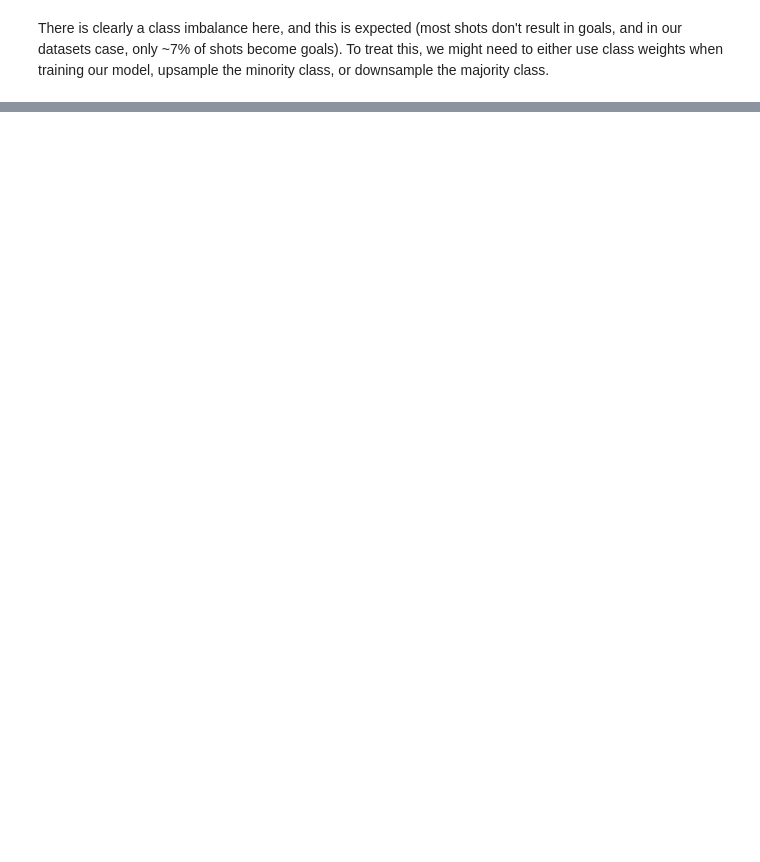
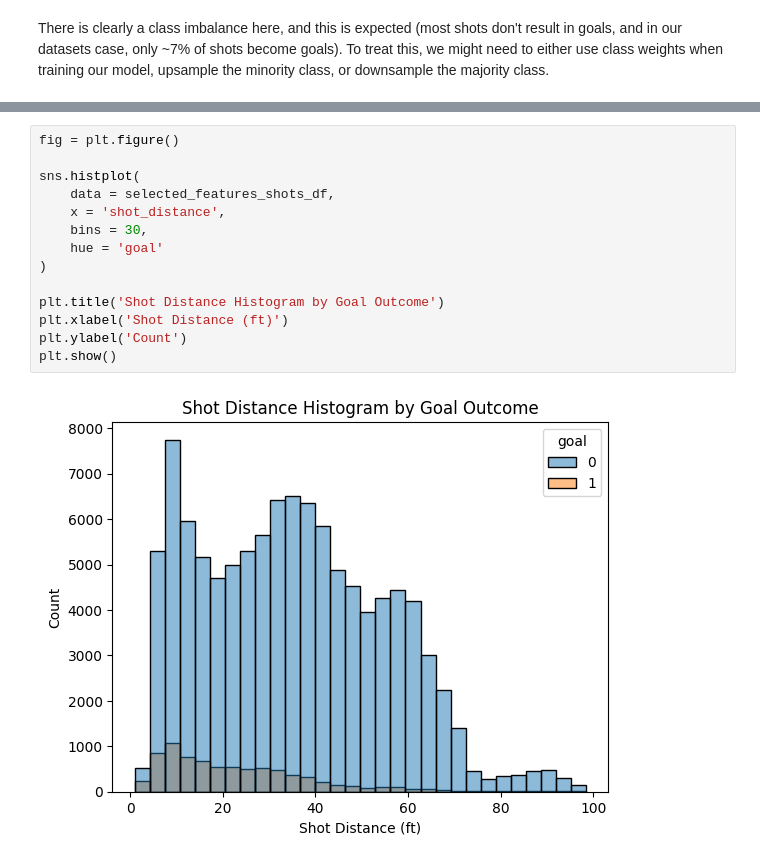
Before and after one commit to LakshayVerma48/nhl-goal-likelihood, a Jupyter notebook: notebooks/01_exploratory_data_analysis.ipynb, the cells around one changed output, grey strips where cells are left out. Saved outputs shown, nothing was run; the diff lists cells and outputs as text; blank space fills up the shorter version.

Commit message:
Clean dataset, start visualization portion of EDA

```diff
--- a/notebooks/01_exploratory_data_analysis.ipynb
+++ b/notebooks/01_exploratory_data_analysis.ipynb
@@ -210,0 +259,16 @@ test
+# %%
+fig = plt.figure()
+
+sns.histplot(
+    data = selected_features_shots_df,
+    x = 'shot_distance',
+    bins = 30,
+    hue = 'goal'
+)
+
+plt.title('Shot Distance Histogram by Goal Outcome')
+plt.xlabel('Shot Distance (ft)')
+plt.ylabel('Count')
+plt.show()
+# %% [output]
+[figure, added]
```
Also changed, not shown: parts of 17 cells of this notebook.
